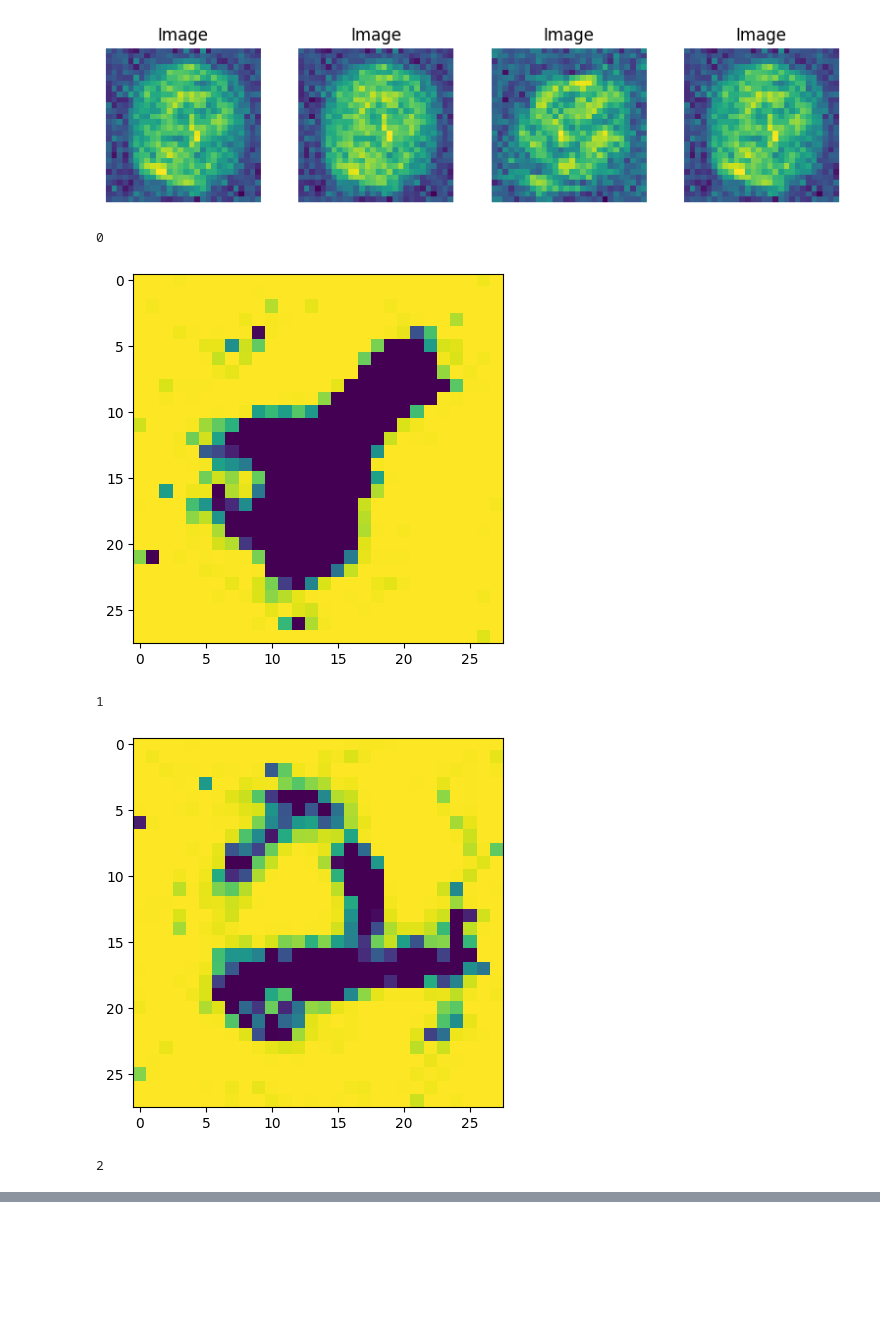
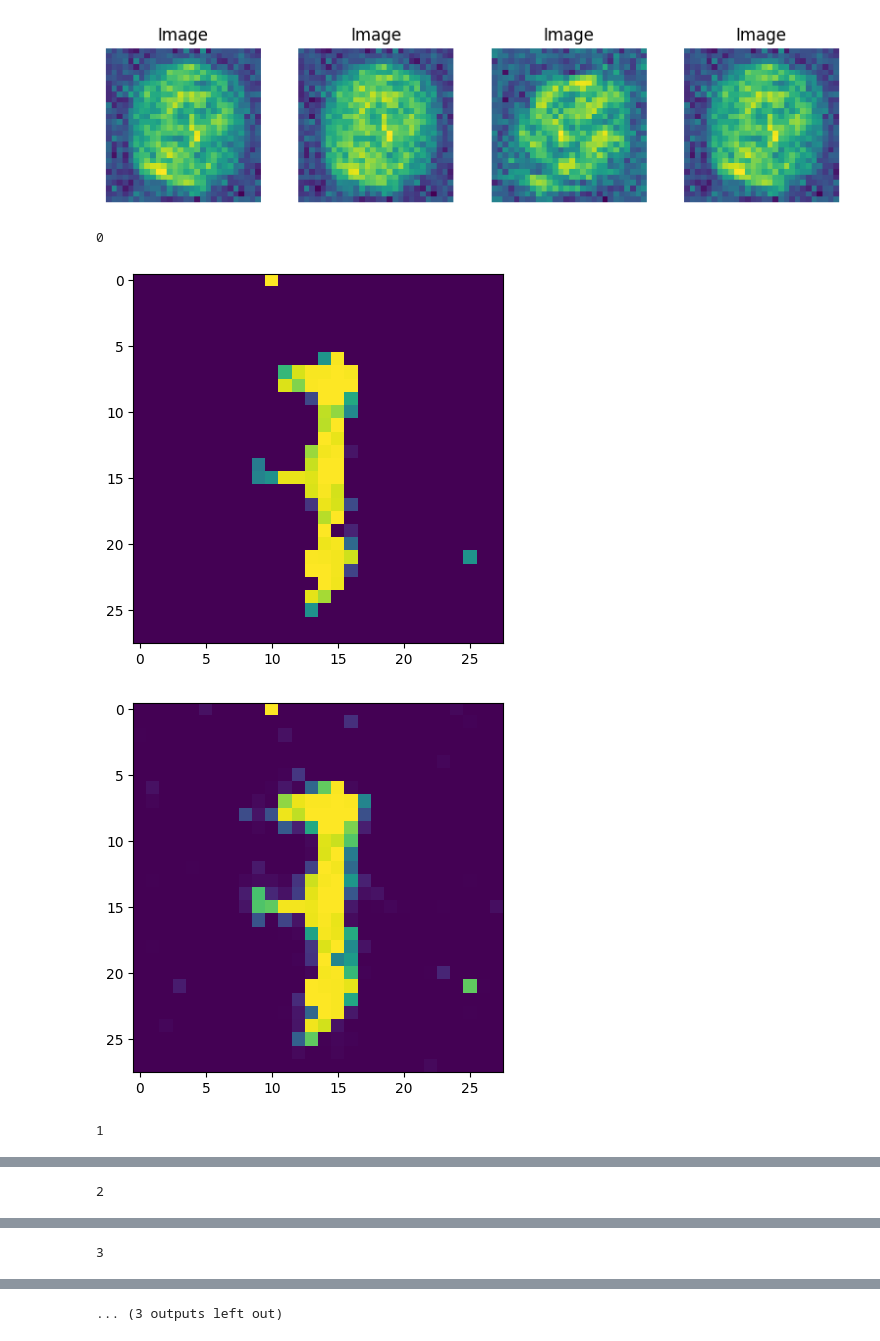
Before and after one commit to crimson206/example_archive, a Jupyter notebook: deeplearning/gans/basic_gans_experiment.ipynb, the cells around one changed output, grey strips where cells are left out. Saved outputs shown, nothing was run; the diff lists cells and outputs as text; code cells hidden in the pictures; blank space fills up the shorter version.

```diff
--- a/deeplearning/gans/basic_gans_experiment.ipynb
+++ b/deeplearning/gans/basic_gans_experiment.ipynb
@@ -1091,34 +1091,34 @@ for i in range(3):
 # %%
 class Connected(nn.Module):
     def __init__(self, discriminator):
         super(Connected, self).__init__()
         self.dummy_conv = nn.Conv2d(in_channels=1, out_channels=2, kernel_size=1)
         self.discriminator = discriminator
 
         nn.init.constant_(self.dummy_conv.weight, 1)
         nn.init.constant_(self.dummy_conv.bias, 0)
 
     def forward(self, fake_image):
         fake_image = self.dummy_conv(fake_image).mean(dim=1)
         fake_output = self.discriminator.forward(fake_image)
         return fake_output
 
 seed_everything(42)
-z_latent =torch.randn(32, 256)
+z_latent =torch.randn(32, 128)
 
 connected = Connected(discriminator=discriminator)
 dummy_conv = connected.dummy_conv
 
-for i in range(3):
+for i in range(5):
     fake_image = generator(z_latent)
     fake_image.requires_grad_(True)
 
     print(i)
     plot_gcam_2d(dummy_conv, i, fake_image, connected)
     plt.imshow(fake_image[i, ...].permute(1, 2, 0).detach())
+    plt.show()
 # %% [output]
 0
-[figure, old version]
+[figure, new version]
+[figure, new version]
 1
-[figure, old version]
-2
@@ -1126,0 +1127 @@ for i in range(3):
+2
@@ -1126,0 +1130 @@ for i in range(3):
+3
@@ -1126,0 +1133 @@ for i in range(3):
+... (3 outputs left out)
```
Also changed, not shown: parts of 1 cell of this notebook, 1 other file.
